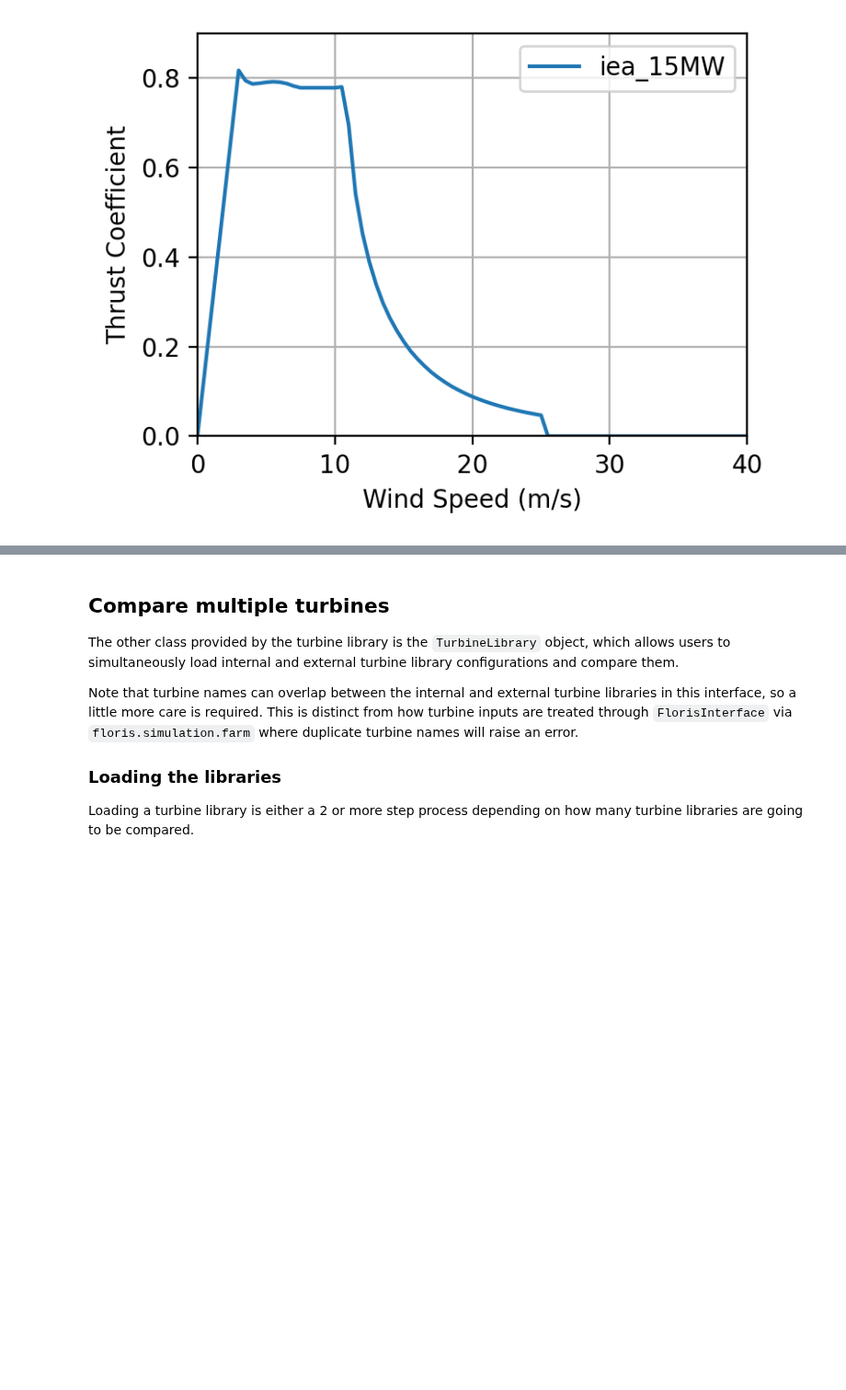
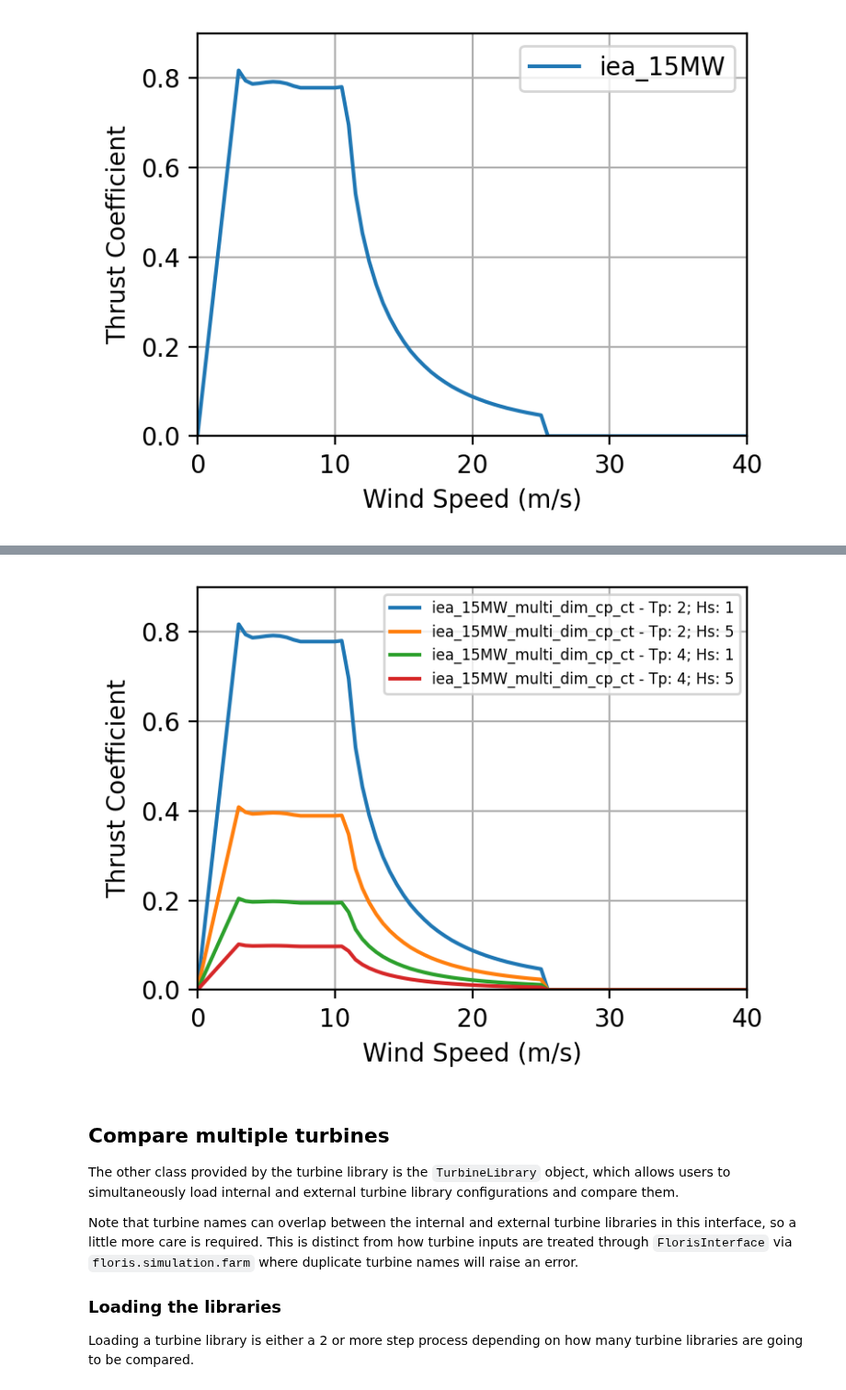
Before and after one commit to NREL/floris, a Jupyter notebook: docs/turbine_interaction.ipynb, the cells around one changed output, grey strips where cells are left out. Shown at 92% size. Cells and saved outputs as stored; diff of their text form; code cells hidden in the pictures; blank space fills up the shorter version.

```diff
--- a/docs/turbine_interaction.ipynb
+++ b/docs/turbine_interaction.ipynb
@@ -45,3 +62,9 @@ ti.plot_Ct_curve()
+# %%
+ti_md.plot_Ct_curve(
+    legend_kwargs={"fontsize": 6},  # The labels are quite long, so let's shrink the font
+)
+# %% [output]
+[figure, added]
 # %% [markdown]
 ## Compare multiple turbines
 
```
Also changed, not shown: parts of 13 cells of this notebook.
